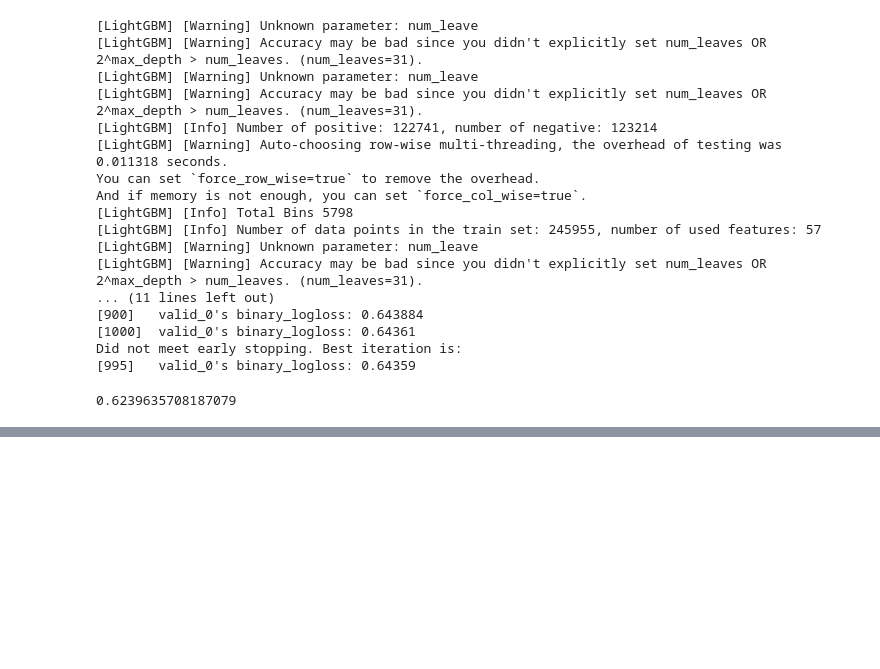
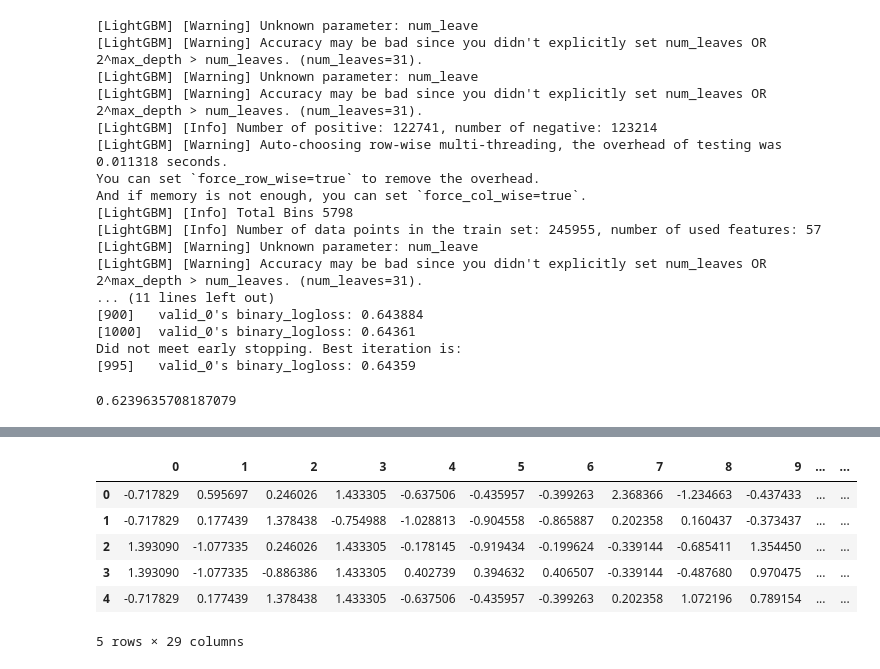
Before and after one commit to gw1303/jobcare, a Jupyter notebook: main.ipynb, the cells around one changed output, grey strips where cells are left out. Cells and saved outputs as stored; diff of their text form; code cells hidden in the pictures; blank space fills up the shorter version.

```diff
--- a/main.ipynb
+++ b/main.ipynb
@@ -379,0 +345,52 @@ train_2_y = train_y_df.iloc[train_person_attribute_a_2_list,:]
+# %%
+# # person과 content를 해싱해 새로운 변수를 만들고 학습 --> 0.58 정확도
+
+# from category_encoders.hashing import HashingEncoder
+
+person_col = ['person_attribute_a','person_attribute_a_1',
+       'person_attribute_b', 'person_prefer_c', 'person_prefer_d_1',
+       'person_prefer_d_2', 'person_prefer_d_3', 'person_prefer_e',
+       'person_prefer_h_1', 'person_prefer_h_2', 'person_prefer_h_3',
+       'person_prefer_d_1d_section_code', 'person_prefer_d_1d_small_code',
+       'person_prefer_d_1d_midium_code', 'person_prefer_d_1d_large_code',
+       'person_prefer_d_2d_section_code', 'person_prefer_d_2d_small_code',
+       'person_prefer_d_2d_midium_code', 'person_prefer_d_2d_large_code',
+       'person_prefer_d_3d_section_code', 'person_prefer_d_3d_small_code',
+       'person_prefer_d_3d_midium_code', 'person_prefer_d_3d_large_code',
+       'person_prefer_h_1h_midium_code', 'person_prefer_h_1h_large_code',
+       'person_prefer_h_2h_midium_code', 'person_prefer_h_2h_large_code',
+       'person_prefer_h_3h_midium_code', 'person_prefer_h_3h_large_code']
+contents_col = ['contents_attribute_i', 'contents_attribute_a',
+       'contents_attribute_j_1', 'contents_attribute_j',
+       'contents_attribute_c', 'contents_attribute_k', 'contents_attribute_l',
+       'contents_attribute_d', 'contents_attribute_m', 'contents_attribute_e',
+       'contents_attribute_h', 'contents_attribute_dd_section_code',
+       'contents_attribute_dd_small_code', 'contents_attribute_dd_midium_code',
+       'contents_attribute_dd_large_code', 'contents_attribute_hh_midium_code',
+       'contents_attribute_hh_large_code',
+       'contents_attribute_ll_section_code',
+       'contents_attribute_ll_small_code', 'contents_attribute_ll_midium_code',
+       'contents_attribute_ll_large_code']
+
+# p = HashingEncoder(cols=person_col).fit_transform(train_x_df)
+# c = HashingEncoder(cols=contents_col).fit_transform(p)
+# c
+
+# c.columns = list(range(len(c.columns)))
+# c
+# %%
+from sklearn.preprocessing import StandardScaler  # 표준화 패키지 라이브러리
+x = train_x_df.loc[:,person_col].values
+y = train_y_df['target'].values # 종속변인 추출
+
+x = StandardScaler().fit_transform(x) # x객체에 x를 표준화한 데이터를 저장
+
+pd.DataFrame(x).head()
+# %% [output]
+|  | 0 | 1 | 2 | 3 | 4 | 5 | 6 | 7 | 8 | 9 | ... | ... |
+| 0 | -0.717829 | 0.595697 | 0.246026 | 1.433305 | -0.637506 | -0.435957 | -0.399263 | 2.368366 | -1.234663 | -0.437433 | ... | ... |
+| 1 | -0.717829 | 0.177439 | 1.378438 | -0.754988 | -1.028813 | -0.904558 | -0.865887 | 0.202358 | 0.160437 | -0.373437 | ... | ... |
+| 2 | 1.393090 | -1.077335 | 0.246026 | 1.433305 | -0.178145 | -0.919434 | -0.199624 | -0.339144 | -0.685411 | 1.354450 | ... | ... |
+| 3 | 1.393090 | -1.077335 | -0.886386 | 1.433305 | 0.402739 | 0.394632 | 0.406507 | -0.339144 | -0.487680 | 0.970475 | ... | ... |
+| 4 | -0.717829 | 0.177439 | 1.378438 | 1.433305 | -0.637506 | -0.435957 | -0.399263 | 0.202358 | 1.072196 | 0.789154 | ... | ... |
+5 rows × 29 columns
```
Also changed, not shown: parts of 16 cells of this notebook, 2 other files.
